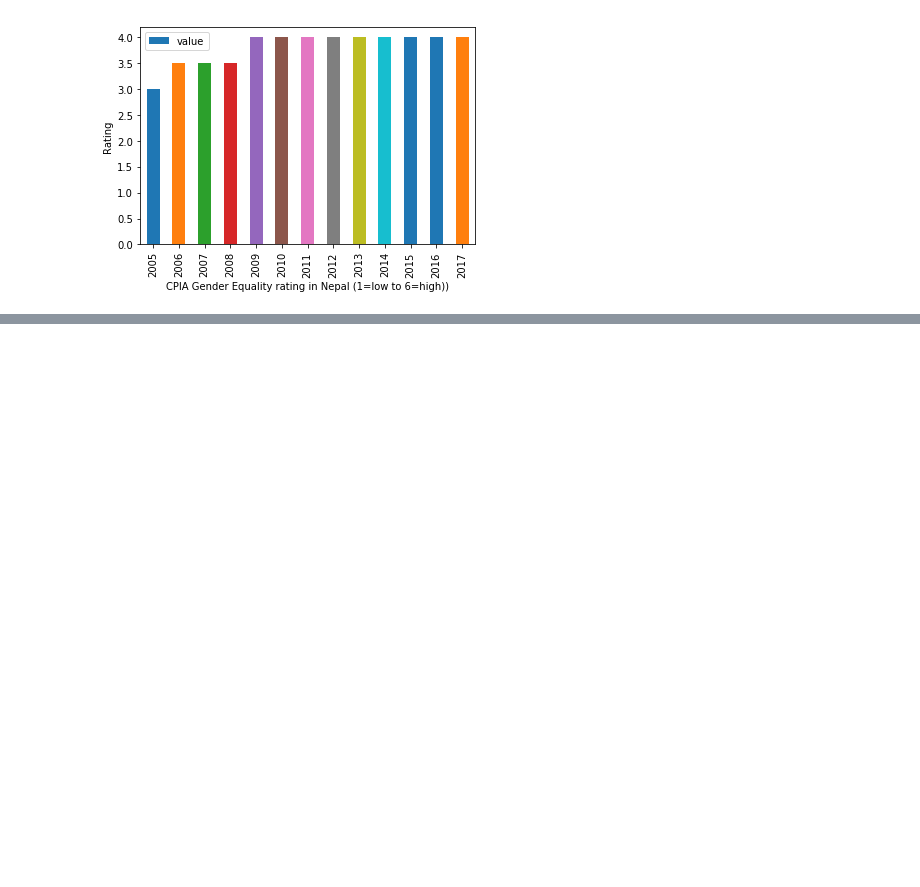
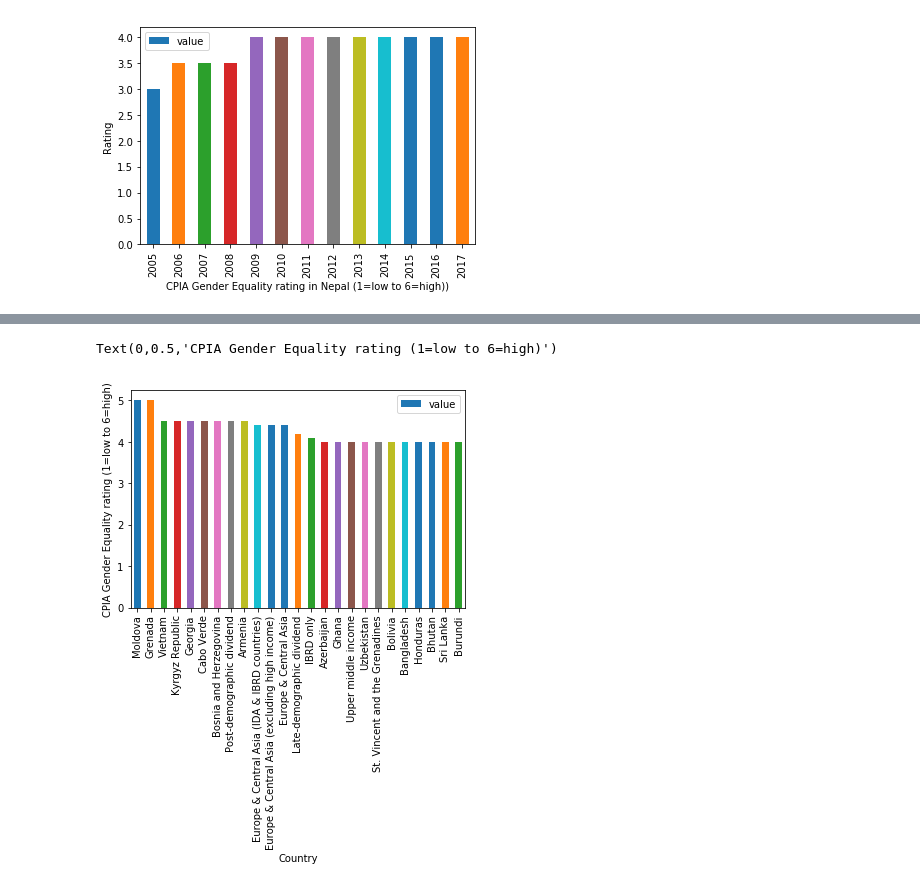
Before and after one commit to omar-d/EPA-WB-Equity, a Jupyter notebook: wbdata_tutorial.ipynb, the cells around one changed output, grey strips where cells are left out. Cells and saved outputs as stored; diff of their text form; code cells hidden in the pictures; blank space fills up the shorter version.

```diff
--- a/wbdata_tutorial.ipynb
+++ b/wbdata_tutorial.ipynb
@@ -266,0 +311,5 @@ Text(0,0.5,'Rating')
+# %%
+# Clean up column 'country' and ' indicator'
+CPIA_all['country'] = CPIA_all.country.astype(str).str.slice(23,-2)
+CPIA_all['indicator'] = CPIA_all.indicator.astype(str).str.slice(35,-2)
+CPIA_all
@@ -266,0 +335,4 @@ Text(0,0.5,'Rating')
+# %%
+#Set column 'value' as type 'float' and round the value to zero decimals
+CPIA_all['value'] = CPIA_all.value.astype(float).round(1)
+CPIA_all
@@ -266,0 +382,5 @@ Text(0,0.5,'Rating')
+# %%
+# Filter the dataset on 'value' bigger or equal to zero (to not show NaN values) and on a specific 'date'
+# Here i have chosen the date '2008'
+CPIA_all_year = CPIA_all.loc[(CPIA_all['value'] >= 0) & (CPIA_all['date'] == '2008')]
+CPIA_all_year
@@ -266,0 +432,4 @@ Text(0,0.5,'Rating')
+# %%
+#sort the countries by 'value' (their rating) at 'date' .. and only show the Top 25 (sort in descending order and slice)
+CPIA_all_year_top = CPIA_all_year.sort_values(by='value', ascending=False)[:25]
+CPIA_all_year_top
@@ -266,0 +454,8 @@ Text(0,0.5,'Rating')
+# %%
+# Plotting simple bar plot
+CPIA_all_year_top.plot.bar(x='country',y='value')
+plt.xlabel("Country")
+plt.ylabel("CPIA Gender Equality rating (1=low to 6=high)")
+# %% [output]
+Text(0,0.5,'CPIA Gender Equality rating (1=low to 6=high)')
+[figure, added]
```
Also changed, not shown: parts of 9 cells of this notebook.
